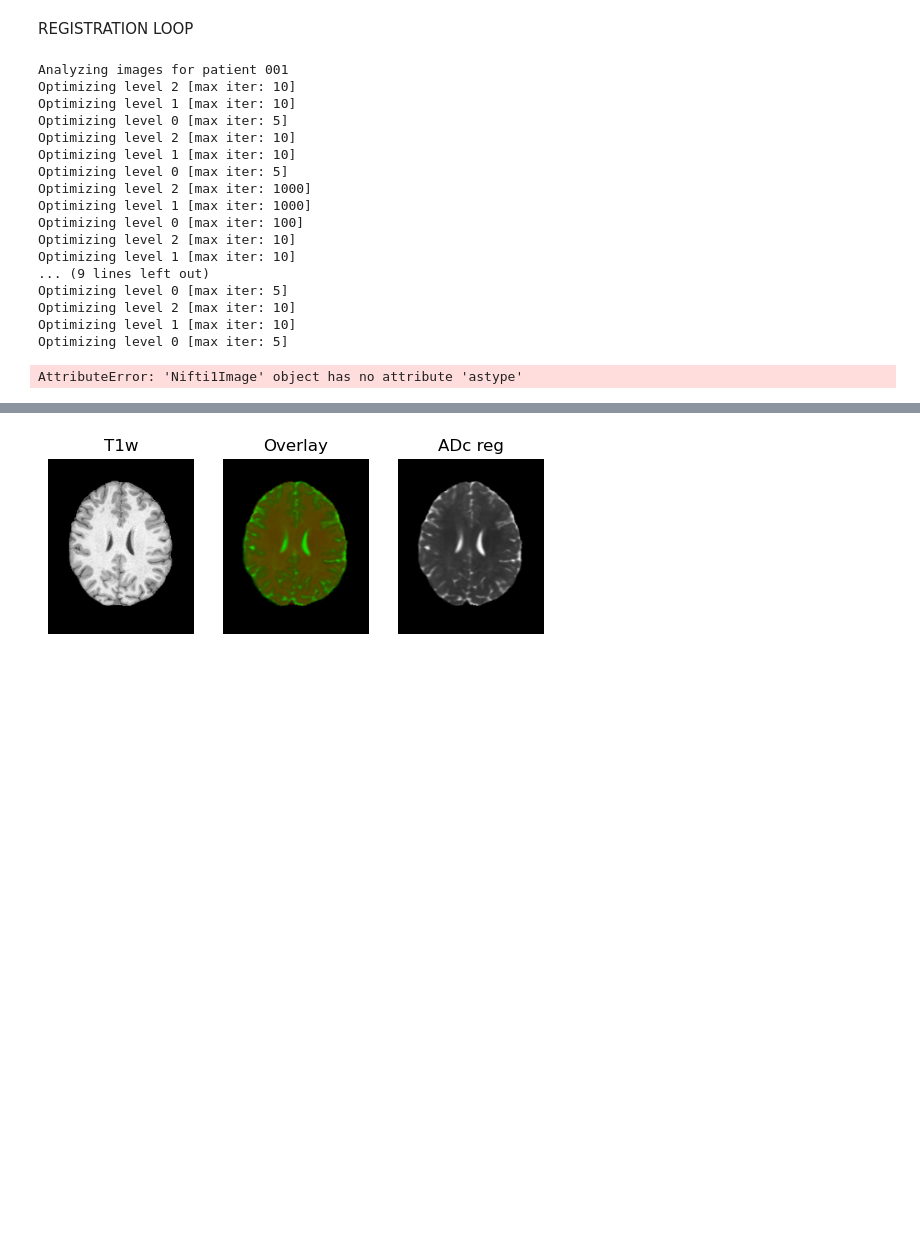
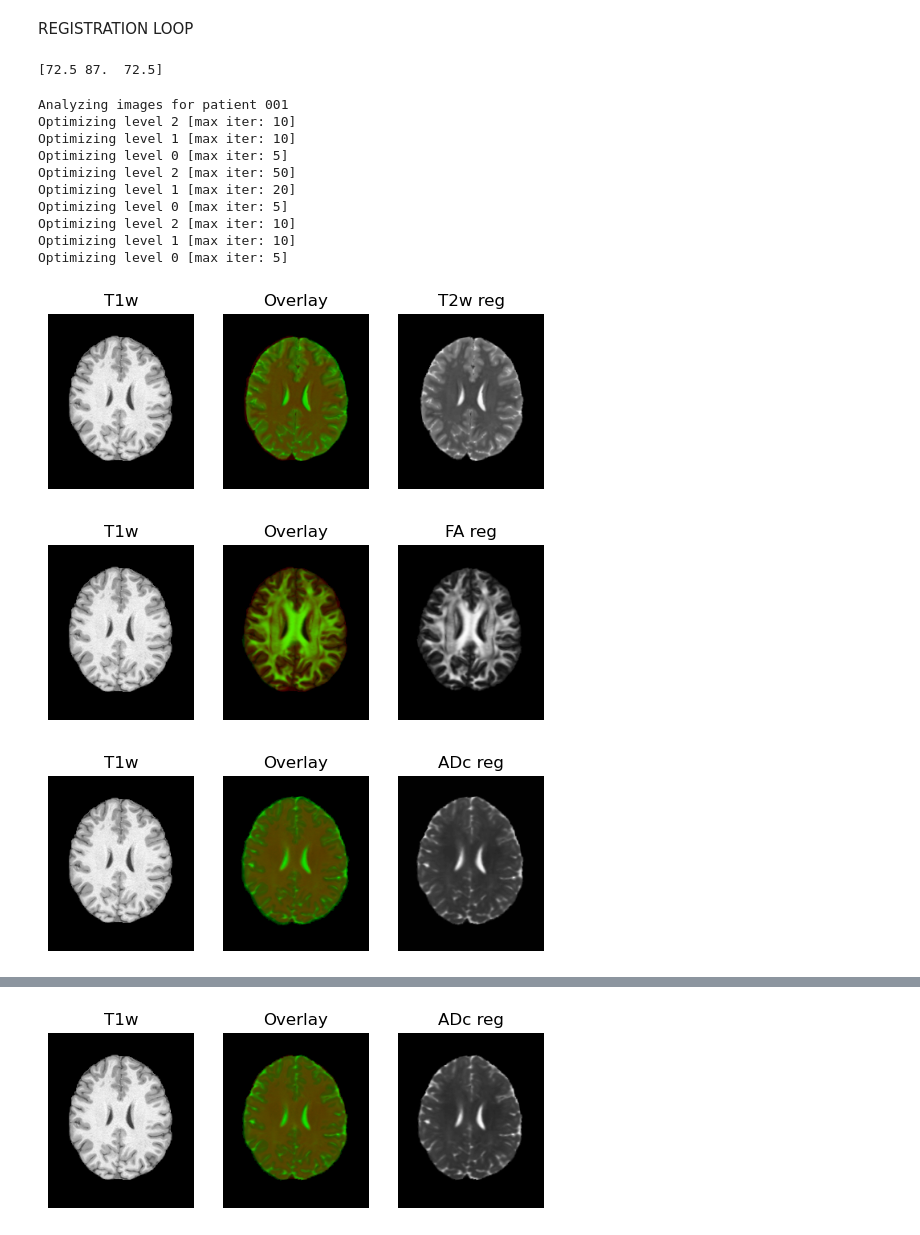
Before and after one commit to nibafanfan/Medical-Image-Analysis-Project, a Jupyter notebook: pre_process.ipynb, the cells around one changed output, grey strips where cells are left out. Cells and saved outputs as stored; diff of their text form; code cells hidden in the pictures; blank space fills up the shorter version.

Commit message:
Final brain extraction and registration

```diff
--- a/pre_process.ipynb
+++ b/pre_process.ipynb
@@ -17,5 +50,5 @@ import nibabel as nib
 # %%
-datadir = "C:/Users/noahj/OneDrive/Documents/miaproject2/MedIA_Project2"
+datadir = "C:/Users/noahj/OneDrive/Documents/miaproject2/BrainExtracted"
 # %% [markdown]
 SKULL STRIPPING
 # %%
@@ -183,3 +158,8 @@ Optimizing level 0 [max iter: 5]
 [figure]
 # %% [markdown]
 REGISTRATION LOOP
+# %%
+sz = FA.GetSize()
+print(np.array(sz)/2)
+# %% [output]
+[72.5 87.  72.5]
@@ -195,37 +263,40 @@ for dir in subdirs(datadir):
 
         # If we want to perform the registration
         if register:
-            # Read in images
+            # # Read in images
             T1w = nib.load(os.path.join(dir, "T1w_1mm_bet.nii.gz"))
             T2w = nib.load(os.path.join(dir, "T2w_1mm_noalign_bet.nii.gz"))
             FA = nib.load(os.path.join(dir, "FA_deformed_bet.nii.gz"))
             ADC = nib.load(os.path.join(dir, "ADC_deformed_bet.nii.gz"))
 
             transformFA = registerimg(T1w, FA, rigid=False)
-            transformADC = registerimg(T1w, ADC, rigid=False)
+            # transformADC = registerimg(T1w, ADC, rigid=False)
             transformT2w = registerimg(T1w, T2w, rigid=True)
             T1wdata = T1w.get_fdata()
-            FAreg = transformFA.transform(FA)
-            ADCreg = transformADC.transform(ADC)
-            T2wreg = transformT2w.transform(T2w)
+            FAreg = transformFA.transform(FA.get_fdata())
+            ADCreg = transformFA.transform(ADC.get_fdata())
+            T2wreg = transformT2w.transform(T2w.get_fdata())
 
-            print(FAreg.shape, ADCreg.shape, T2wreg.shape)
+            # print(FAreg.shape, ADCreg.shape, T2wreg.shape)
+            # T1w = sitk.ReadImage(os.path.join(dir, "T1w_1mm_bet.nii.gz"))
+            # T2w = sitk.ReadImage(os.path.join(dir, "T2w_1mm_noalign_bet.nii.gz"))
+            # FA = sitk.ReadImage(os.path.join(dir, "FA_deformed_bet.nii.gz"))
+            # ADC = sitk.ReadImage(os.path.join(dir, "ADC_deformed_bet.nii.gz"))
+
             # # Scale FA and ADC to T1w's size
-            # FAscaled = sitk.Resample(FA, T1w, sitk.ScaleTransform(3, (1, 1, 1)))
-            # ADCscaled = sitk.Resample(ADC, T1w, sitk.ScaleTransform(3, (1, 1, 1)))
+            # # FAscaled = sitk.Resample(FA, T1w, sitk.ScaleTransform(3, (1, 1, 1)))
+            # # ADCscaled = sitk.Resample(ADC, T1w, sitk.ScaleTransform(3, (1, 1, 1)))
 
             # # Run registration and obtain transformation objects
-            # final_transformFA = registerRigid(T1w, FAscaled, T2=False, lr=1.5)
-
+            # final_transformFA = registerSITK(T1w, FA, rigid=False, lr=1.0, printmetric=True)
+            # final_transformT2w = registerSITK(T1w, T2w, rigid=True, lr=1.0, printmetric=True)
 
             # # Apply the transformation
-            # ADCreg = sitk.Resample(ADCscaled, T1w, final_transformFA) # since ADC and FA have same distortion
-            # FAreg = sitk.Resample(FAscaled, T1w, final_transformFA)
-
-            # final_transformT2w = registerRigid(ADCreg, T2w, T2=True, lr=1.0, printmetric=True)
+            # ADCreg = sitk.Resample(ADC, T1w, final_transformFA) # since ADC and FA have same distortion
+            # FAreg = sitk.Resample(FA, T1w, final_transformFA)
             # T2wreg = sitk.Resample(T2w, T1w, final_transformT2w)
 
-            # Scale and save resulting registered images
+            # # Scale and save resulting registered images
             # FAreg_ogsize = sitk.Resample(FAreg, FA, sitk.ScaleTransform(3, (1, 1, 1))) # scale FA back to 1.25mm res
             # ADCreg_ogsize = sitk.Resample(ADCreg, ADC, sitk.ScaleTransform(3, (1, 1, 1))) # scale ADC back to 1.25mm res
             # sitk.WriteImage(T2wreg, os.path.join(dir, "T2w_1mm_reg.nii.gz"))
@@ -243,11 +314,11 @@ for dir in subdirs(datadir):
             ADCreg_ogsize = sitk.ReadImage(os.path.join(dir, "ADC_reg.nii.gz"))
 
         # Confirm sizes are correct
-        print(f"FA: {FAreg_ogsize.GetSize()}, ADC: {ADCreg_ogsize.GetSize()}, T2w: {T2wreg.GetSize()}, T1w: {T1w.GetSize()}")
+        # print(f"FA: {FAreg_ogsize.GetSize()}, ADC: {ADCreg_ogsize.GetSize()}, T2w: {T2wreg.GetSize()}, T1w: {T1w.GetSize()}")
 
         # Plot the registration results for selected folders
         if dir[-3:] in showresults:
-            # # Generate tiles of multiple top-down slices to plot
+            # Generate tiles of multiple top-down slices to plot
             # sizediff = FAreg_ogsize.GetSize()[2]
             # sizeT = T1w.GetSize()[2]
             # FAslices = [FAreg_ogsize[:, :, int(s*sizediff)] for s in slices]
@@ -261,43 +332,38 @@ for dir in subdirs(datadir):
             # T2warr = sitk.GetArrayFromImage(sitk.Tile(T2wslices, [len(slices), 1]))
             # T1warr = sitk.GetArrayFromImage(sitk.Tile(T1wslices, [len(slices), 1]))
             # # print(FAarr.max(), ADCarr.max(), T2warr.max(), T1warr.max())
 
             # # Plot tiles
             # fig, axs = plt.subplots(4, 1, constrained_layout=True)
             # axs[0].imshow(T1warr, cmap='gray')
             # axs[0].set_title("T1w")
             # axs[1].imshow(T2warr, cmap='gray')
             # axs[1].set_title("T2w Reg.")
             # axs[2].imshow(FAarr, cmap='gray')
             # axs[2].set_title("FA Reg.")
             # axs[3].imshow(ADCarr, cmap='gray')
             # axs[3].set_title("ADC Reg.")
             # fig.suptitle(f"Registration for patient {dir[-3:]}")
             # fig.set_dpi(300)
-            regtools.overlay_slices(T1wdata, T2wreg, None, 1,
+            regtools.overlay_slices(T1wdata, T2wreg, None, 2,
                         "T1w", "T2w reg")
 
-            regtools.overlay_slices(T1wdata, FAreg, None, 1,
+            regtools.overlay_slices(T1wdata, FAreg, None, 2,
                                     "T1w", "FA reg")
 
-            regtools.overlay_slices(T1wdata, ADCreg, None, 1,
+            regtools.overlay_slices(T1wdata, ADCreg, None, 2,
                                     "T1w", "ADc reg")
 # %% [output]
 Analyzing images for patient 001
 Optimizing level 2 [max iter: 10]
 Optimizing level 1 [max iter: 10]
 Optimizing level 0 [max iter: 5]
-Optimizing level 2 [max iter: 10]
-Optimizing level 1 [max iter: 10]
-Optimizing level 0 [max iter: 5]
-Optimizing level 2 [max iter: 1000]
-Optimizing level 1 [max iter: 1000]
-Optimizing level 0 [max iter: 100]
-Optimizing level 2 [max iter: 10]
-Optimizing level 1 [max iter: 10]
-... (9 lines left out)
+Optimizing level 2 [max iter: 50]
+Optimizing level 1 [max iter: 20]
 Optimizing level 0 [max iter: 5]
 Optimizing level 2 [max iter: 10]
 Optimizing level 1 [max iter: 10]
 Optimizing level 0 [max iter: 5]
-AttributeError: 'Nifti1Image' object has no attribute 'astype'
+[figure, added]
+[figure, added]
+[figure, added]
```
Also changed, not shown: parts of 6 cells of this notebook.
